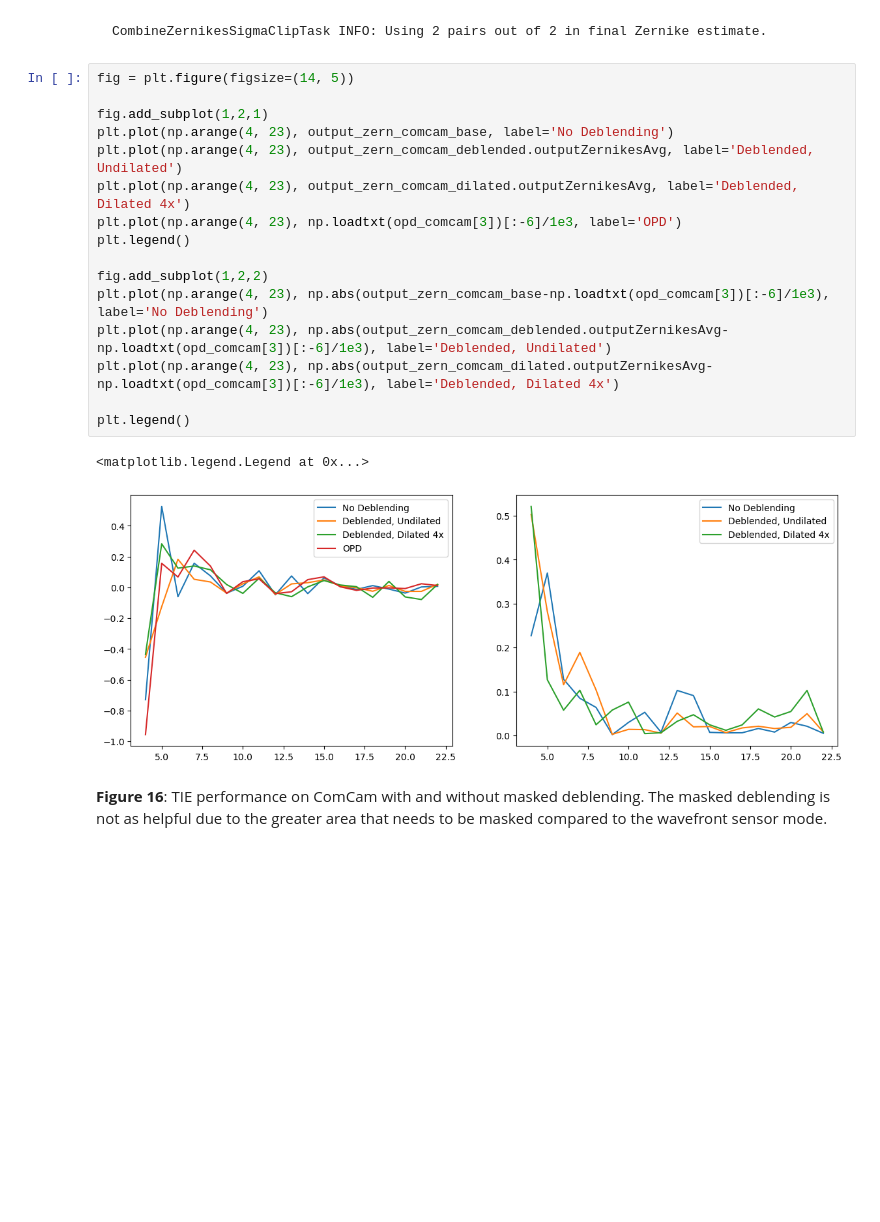
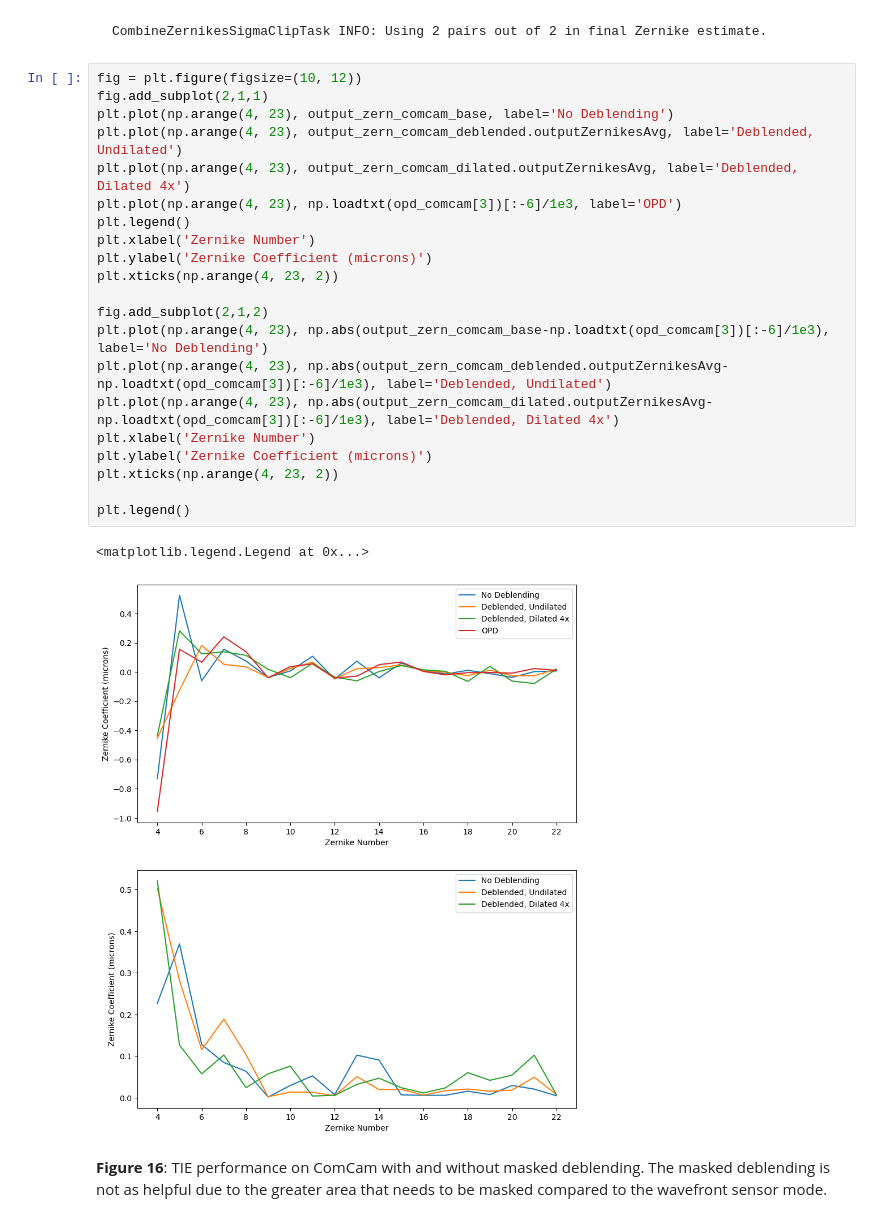
Before and after one commit to lsst-sitcom/sitcomtn-130, a Jupyter notebook: index.ipynb, the cells around one changed output. Saved outputs shown, nothing was run; the diff lists cells and outputs as text; blank space fills up the shorter version.

```diff
--- a/index.ipynb
+++ b/index.ipynb
@@ -542,24 +546,29 @@ output_zern_comcam_dilated = calcZernTask.run(donutStampsExtra=comcam_ds_extra,
 CombineZernikesSigmaClipTask INFO: MaxZernClip config: 3. MaxZernClip used: 3.
 CombineZernikesSigmaClipTask INFO: Using 2 pairs out of 2 in final Zernike estimate.
 # %%
-fig = plt.figure(figsize=(14, 5))
-
-fig.add_subplot(1,2,1)
+fig = plt.figure(figsize=(10, 12))
+fig.add_subplot(2,1,1)
 plt.plot(np.arange(4, 23), output_zern_comcam_base, label='No Deblending')
 plt.plot(np.arange(4, 23), output_zern_comcam_deblended.outputZernikesAvg, label='Deblended, Undilated')
 plt.plot(np.arange(4, 23), output_zern_comcam_dilated.outputZernikesAvg, label='Deblended, Dilated 4x')
 plt.plot(np.arange(4, 23), np.loadtxt(opd_comcam[3])[:-6]/1e3, label='OPD')
 plt.legend()
+plt.xlabel('Zernike Number')
+plt.ylabel('Zernike Coefficient (microns)')
+plt.xticks(np.arange(4, 23, 2))
 
-fig.add_subplot(1,2,2)
+fig.add_subplot(2,1,2)
 plt.plot(np.arange(4, 23), np.abs(output_zern_comcam_base-np.loadtxt(opd_comcam[3])[:-6]/1e3), label='No Deblending')
 plt.plot(np.arange(4, 23), np.abs(output_zern_comcam_deblended.outputZernikesAvg-np.loadtxt(opd_comcam[3])[:-6]/1e3), label='Deblended, Undilated')
 plt.plot(np.arange(4, 23), np.abs(output_zern_comcam_dilated.outputZernikesAvg-np.loadtxt(opd_comcam[3])[:-6]/1e3), label='Deblended, Dilated 4x')
+plt.xlabel('Zernike Number')
+plt.ylabel('Zernike Coefficient (microns)')
+plt.xticks(np.arange(4, 23, 2))
 
 plt.legend()
 # %% [output]
 <matplotlib.legend.Legend at 0x...>
-[figure, old version]
+[figure, new version]
 # %% [markdown]
 **Figure 16**: TIE performance on ComCam with and without masked deblending. The masked deblending is not as helpful due to the greater area that needs to be masked compared to the wavefront sensor mode.
 # %% [markdown]
```
Also changed, not shown: parts of 7 cells of this notebook.
